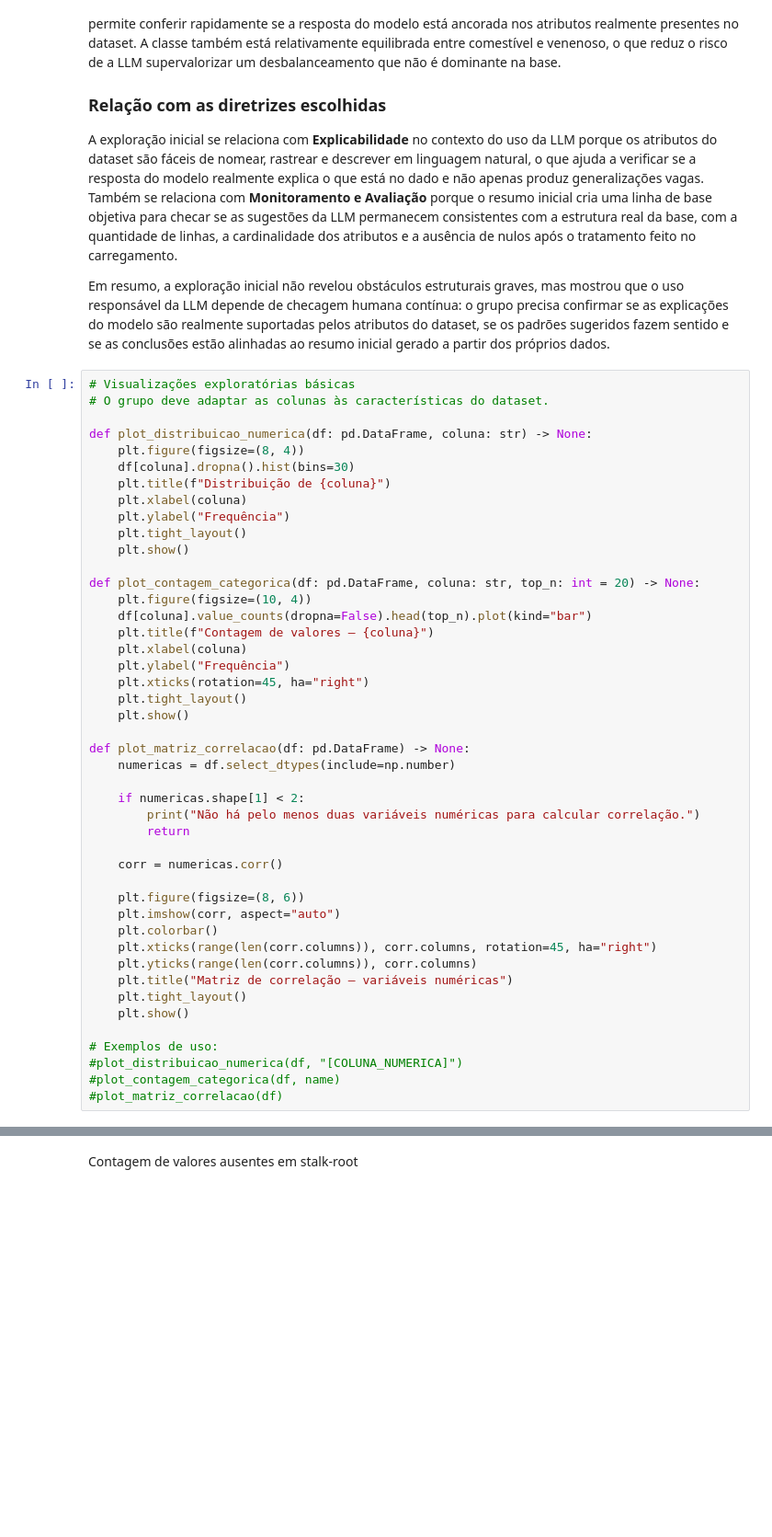
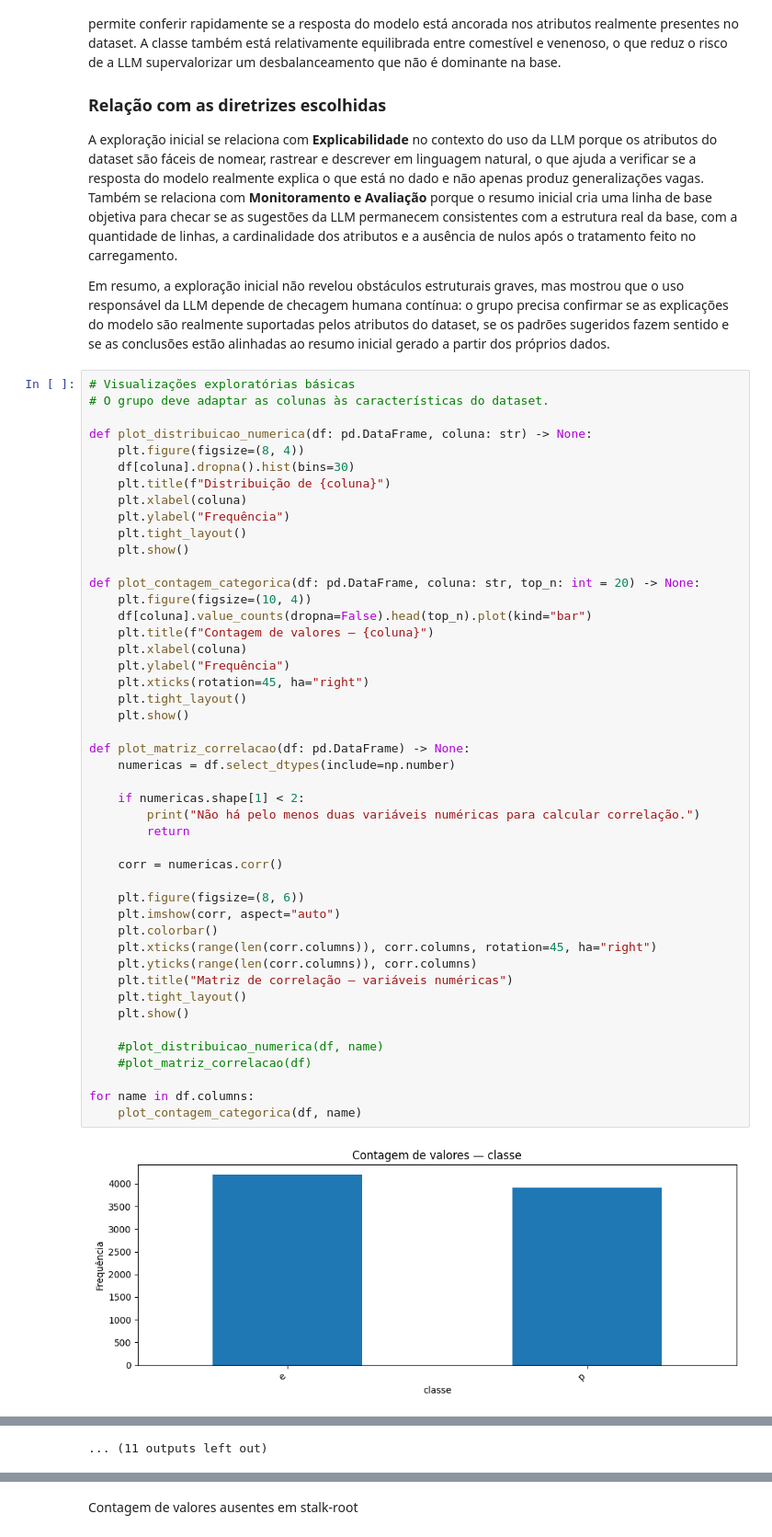
Before and after one commit to DaviOSad/Online-Players-Behavior-Segmentation, a Jupyter notebook: TP1_Fase2_Grupo11.ipynb, the cells around one changed output, grey strips where cells are left out. Shown at 92% size. Drawn from its saved outputs; the diff is of its cells as text; blank space fills up the shorter version.

```diff
--- a/TP1_Fase2_Grupo11.ipynb
+++ b/TP1_Fase2_Grupo11.ipynb
@@ -544,34 +544,37 @@ def plot_distribuicao_numerica(df: pd.DataFrame, coluna: str) -> None:
     plt.show()
 
 def plot_contagem_categorica(df: pd.DataFrame, coluna: str, top_n: int = 20) -> None:
     plt.figure(figsize=(10, 4))
     df[coluna].value_counts(dropna=False).head(top_n).plot(kind="bar")
     plt.title(f"Contagem de valores — {coluna}")
     plt.xlabel(coluna)
     plt.ylabel("Frequência")
     plt.xticks(rotation=45, ha="right")
     plt.tight_layout()
     plt.show()
 
 def plot_matriz_correlacao(df: pd.DataFrame) -> None:
     numericas = df.select_dtypes(include=np.number)
 
     if numericas.shape[1] < 2:
         print("Não há pelo menos duas variáveis numéricas para calcular correlação.")
         return
 
     corr = numericas.corr()
 
     plt.figure(figsize=(8, 6))
     plt.imshow(corr, aspect="auto")
     plt.colorbar()
     plt.xticks(range(len(corr.columns)), corr.columns, rotation=45, ha="right")
     plt.yticks(range(len(corr.columns)), corr.columns)
     plt.title("Matriz de correlação — variáveis numéricas")
     plt.tight_layout()
     plt.show()
 
-# Exemplos de uso:
-#plot_distribuicao_numerica(df, "[COLUNA_NUMERICA]")
-#plot_contagem_categorica(df, name)
-#plot_matriz_correlacao(df)
+    #plot_distribuicao_numerica(df, name)
+    #plot_matriz_correlacao(df)
+
+for name in df.columns:
+    plot_contagem_categorica(df, name)
+# %% [output]
+[figure, added]
@@ -578 +592,2 @@ def plot_matriz_correlacao(df: pd.DataFrame) -> None:
+... (11 outputs left out)
 # %%
```
Also changed, not shown: parts of 6 cells of this notebook.
